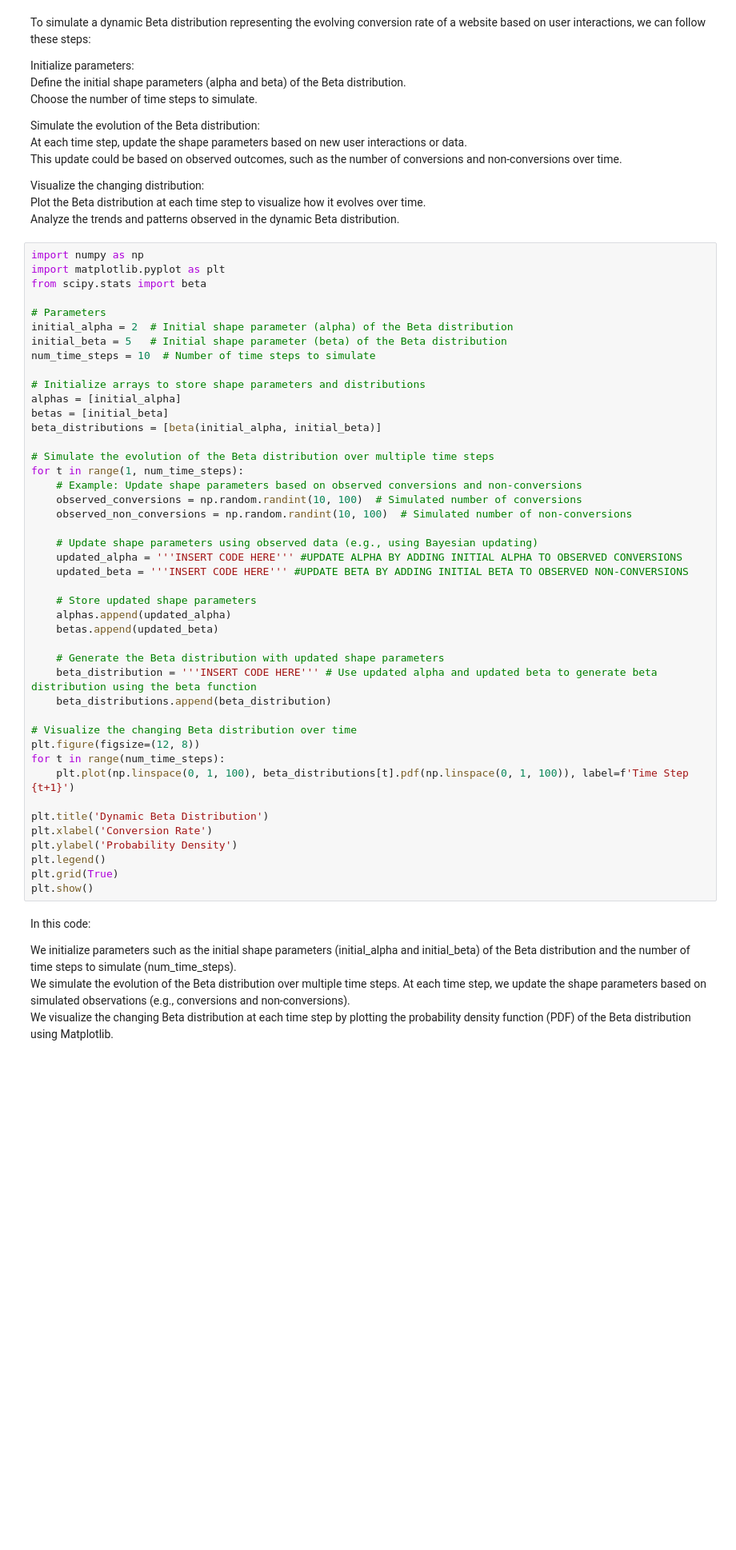
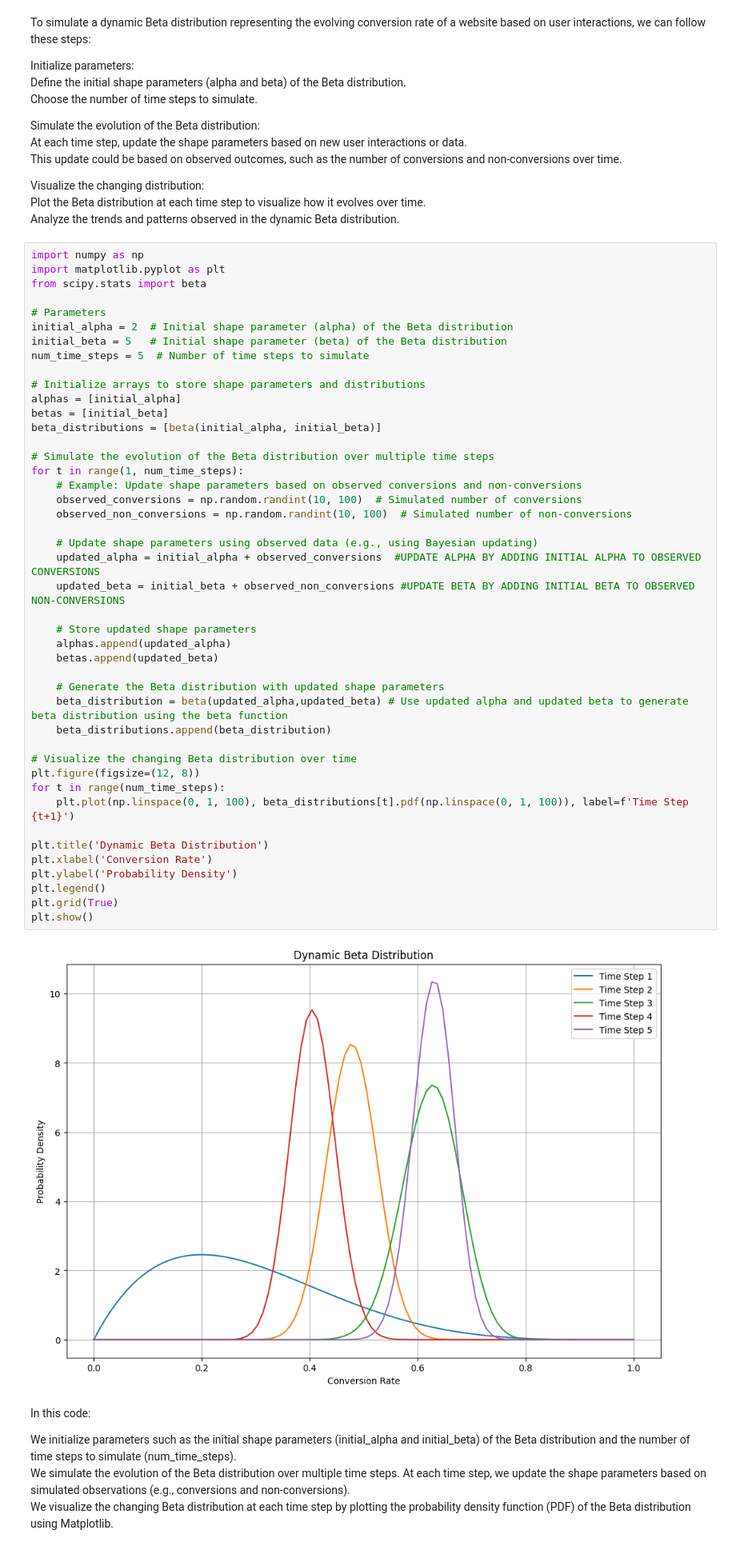
Before and after one commit to vharis/practiceIK, a Jupyter notebook: python/SEPT-2024/PD2_Assignment_Question.ipynb, the cells around one changed output. Shown: that part at 80% size. Cells and saved outputs as stored; diff of their text form; blank space fills up the shorter version.

```diff
--- a/python/SEPT-2024/PD2_Assignment_Question.ipynb
+++ b/python/SEPT-2024/PD2_Assignment_Question.ipynb
@@ -110,42 +135,44 @@ from scipy.stats import beta
 # Parameters
 initial_alpha = 2  # Initial shape parameter (alpha) of the Beta distribution
 initial_beta = 5   # Initial shape parameter (beta) of the Beta distribution
-num_time_steps = 10  # Number of time steps to simulate
+num_time_steps = 5  # Number of time steps to simulate
 
 # Initialize arrays to store shape parameters and distributions
 alphas = [initial_alpha]
 betas = [initial_beta]
 beta_distributions = [beta(initial_alpha, initial_beta)]
 
 # Simulate the evolution of the Beta distribution over multiple time steps
 for t in range(1, num_time_steps):
     # Example: Update shape parameters based on observed conversions and non-conversions
     observed_conversions = np.random.randint(10, 100)  # Simulated number of conversions
     observed_non_conversions = np.random.randint(10, 100)  # Simulated number of non-conversions
 
     # Update shape parameters using observed data (e.g., using Bayesian updating)
-    updated_alpha = '''INSERT CODE HERE''' #UPDATE ALPHA BY ADDING INITIAL ALPHA TO OBSERVED CONVERSIONS
-    updated_beta = '''INSERT CODE HERE''' #UPDATE BETA BY ADDING INITIAL BETA TO OBSERVED NON-CONVERSIONS
+    updated_alpha = initial_alpha + observed_conversions  #UPDATE ALPHA BY ADDING INITIAL ALPHA TO OBSERVED CONVERSIONS
+    updated_beta = initial_beta + observed_non_conversions #UPDATE BETA BY ADDING INITIAL BETA TO OBSERVED NON-CONVERSIONS
 
     # Store updated shape parameters
     alphas.append(updated_alpha)
     betas.append(updated_beta)
 
     # Generate the Beta distribution with updated shape parameters
-    beta_distribution = '''INSERT CODE HERE''' # Use updated alpha and updated beta to generate beta distribution using the beta function
+    beta_distribution = beta(updated_alpha,updated_beta) # Use updated alpha and updated beta to generate beta distribution using the beta function
     beta_distributions.append(beta_distribution)
 
 # Visualize the changing Beta distribution over time
 plt.figure(figsize=(12, 8))
 for t in range(num_time_steps):
     plt.plot(np.linspace(0, 1, 100), beta_distributions[t].pdf(np.linspace(0, 1, 100)), label=f'Time Step {t+1}')
 
 plt.title('Dynamic Beta Distribution')
 plt.xlabel('Conversion Rate')
 plt.ylabel('Probability Density')
 plt.legend()
 plt.grid(True)
 plt.show()
+# %% [output]
+[figure, added]
 # %% [markdown]
 In this code:
 
```
Also changed, not shown: parts of 7 cells of this notebook.
